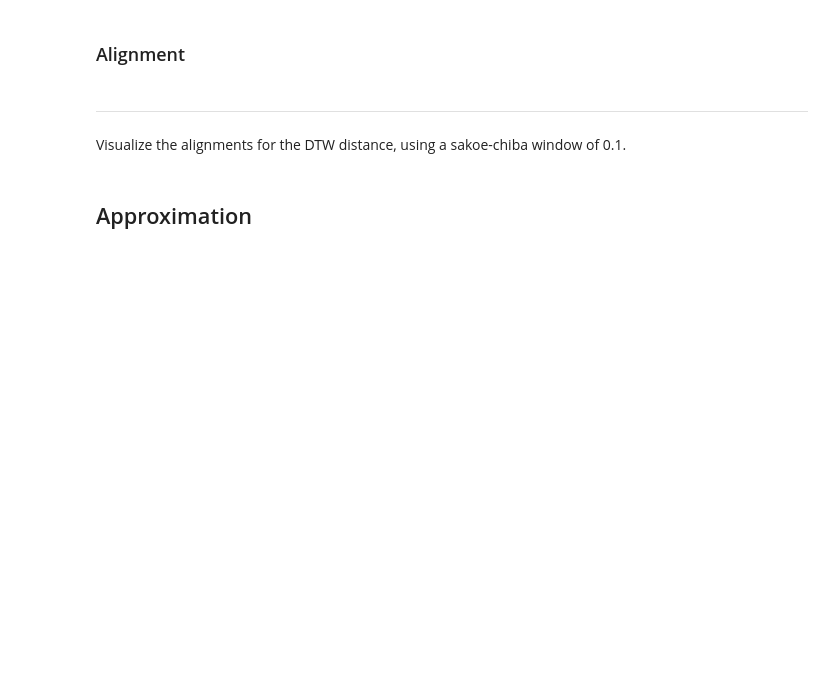
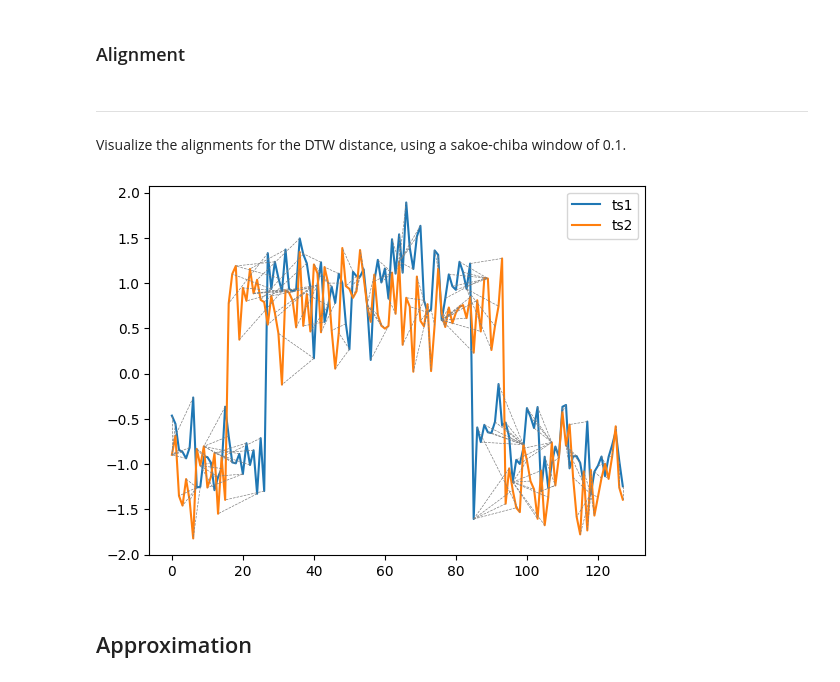
Before and after one commit to icezimmer/pmts, a Jupyter notebook: notebooks/02_Distances_and_Approximations_exercise.ipynb, the cells around one changed output. Saved outputs shown, nothing was run; the diff lists cells and outputs as text; code cells hidden in the pictures; blank space fills up the shorter version.

```diff
--- a/notebooks/02_Distances_and_Approximations_exercise.ipynb
+++ b/notebooks/02_Distances_and_Approximations_exercise.ipynb
@@ -35,6 +73,22 @@ from sktime.alignment.dtw_numba import AlignerDtwNumba
 ---
 
 Visualize the alignments for the DTW distance, using a sakoe-chiba window of 0.1.
+# %%
+aligner = AlignerDtwNumba(window=0.1)
+aligner.fit([pd.DataFrame(ts1), pd.DataFrame(ts2)])
+alignments = aligner.get_alignment()
+aligned_1, aligned_2 = aligner.get_aligned()
+# %%
+plt.plot(ts1, c="C0", label="ts1")
+plt.plot(ts2, c="C1", label="ts2")
+for index, row in alignments.iterrows():
+    ind0 = row['ind0']
+    ind1 = row['ind1']
+    plt.plot([ind0, ind1], [ts1[ind0], ts2[ind1]], color='gray', linestyle='--', linewidth=0.5)
+plt.legend()
+plt.show()
+# %% [output]
+[figure, added]
 # %% [markdown]
 ## Approximation
 # %%
```
Also changed, not shown: parts of 18 cells of this notebook, 1 other file.
